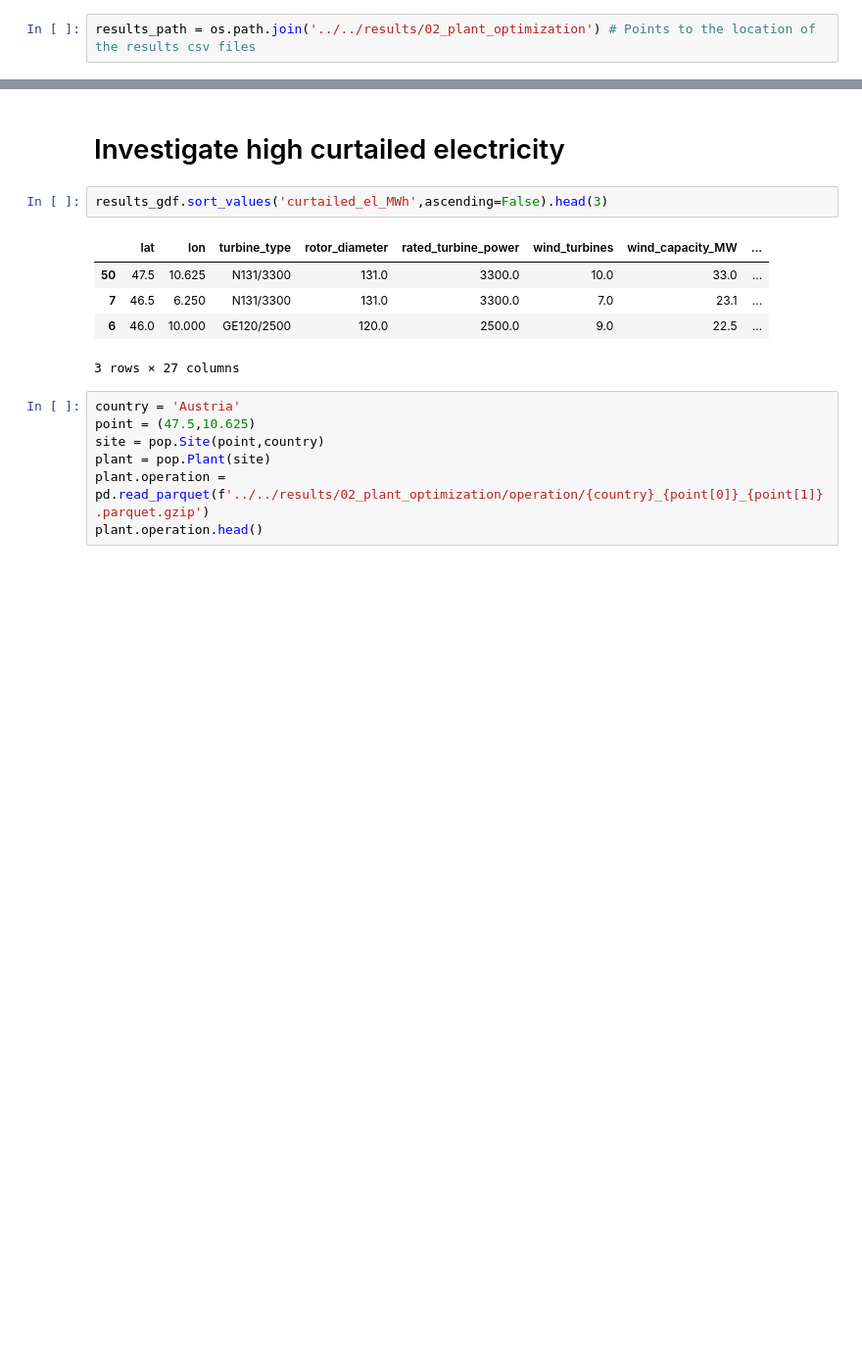
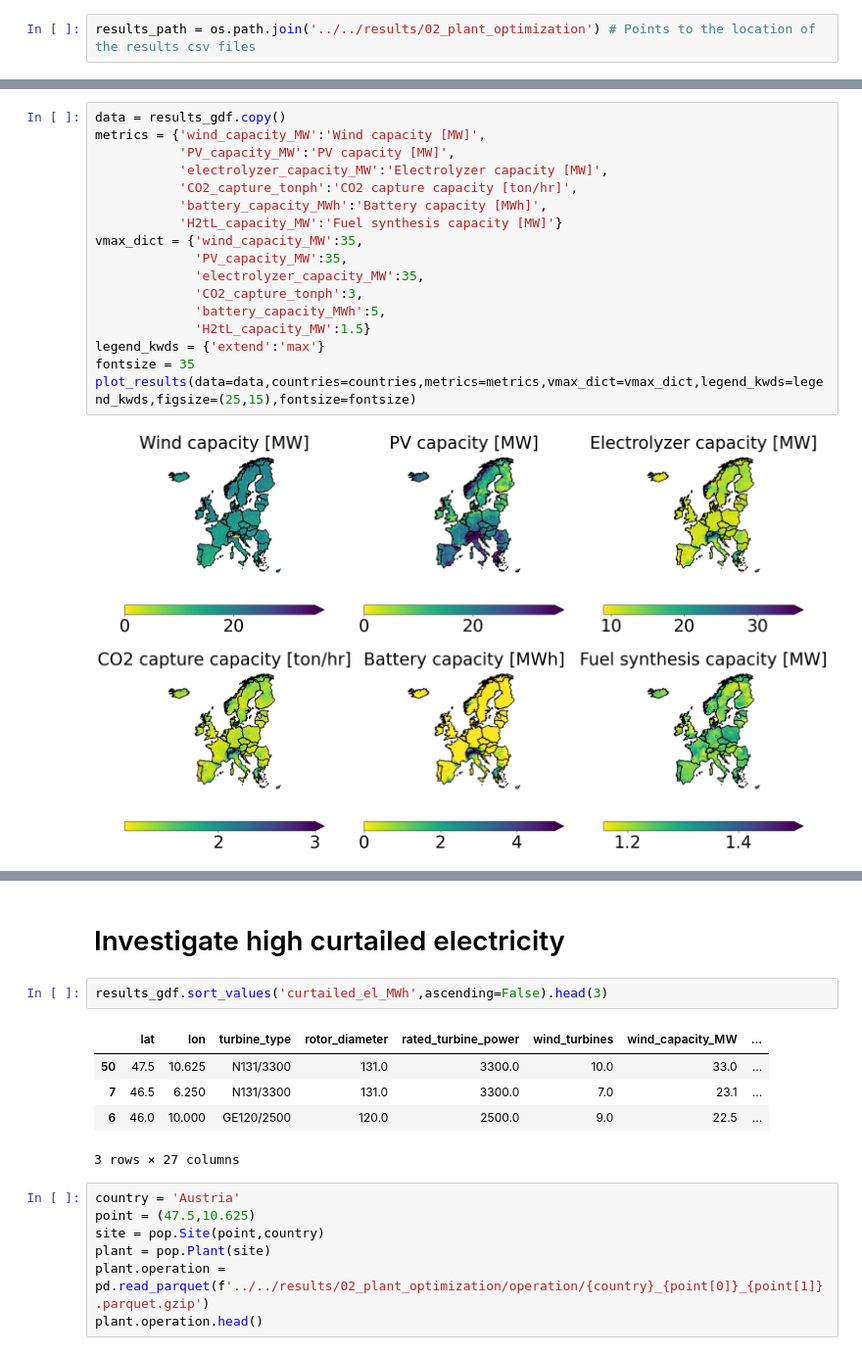
Before and after one commit to kwdseymour/EuroSAFs, a Jupyter notebook: scripts/04_evaluation/lcof_post_exploration.ipynb, the cells around one changed output, grey strips where cells are left out. Shown at 98% size. Cells and saved outputs as stored; diff of their text form; blank space fills up the shorter version.

```diff
--- a/scripts/04_evaluation/lcof_post_exploration.ipynb
+++ b/scripts/04_evaluation/lcof_post_exploration.ipynb
@@ -77,0 +110,19 @@ plot_results(data=data,countries=countries,metrics=metrics,fontsize=fontsize)
+# %%
+data = results_gdf.copy()
+metrics = {'wind_capacity_MW':'Wind capacity [MW]',
+           'PV_capacity_MW':'PV capacity [MW]',
+           'electrolyzer_capacity_MW':'Electrolyzer capacity [MW]',
+           'CO2_capture_tonph':'CO2 capture capacity [ton/hr]',
+           'battery_capacity_MWh':'Battery capacity [MWh]',
+           'H2tL_capacity_MW':'Fuel synthesis capacity [MW]'}
+vmax_dict = {'wind_capacity_MW':35,
+             'PV_capacity_MW':35,
+             'electrolyzer_capacity_MW':35,
+             'CO2_capture_tonph':3,
+             'battery_capacity_MWh':5,
+             'H2tL_capacity_MW':1.5}
+legend_kwds = {'extend':'max'}
+fontsize = 35
+plot_results(data=data,countries=countries,metrics=metrics,vmax_dict=vmax_dict,legend_kwds=legend_kwds,figsize=(25,15),fontsize=fontsize)
+# %% [output]
+[figure, added]
```
Also changed, not shown: parts of 31 cells of this notebook.
